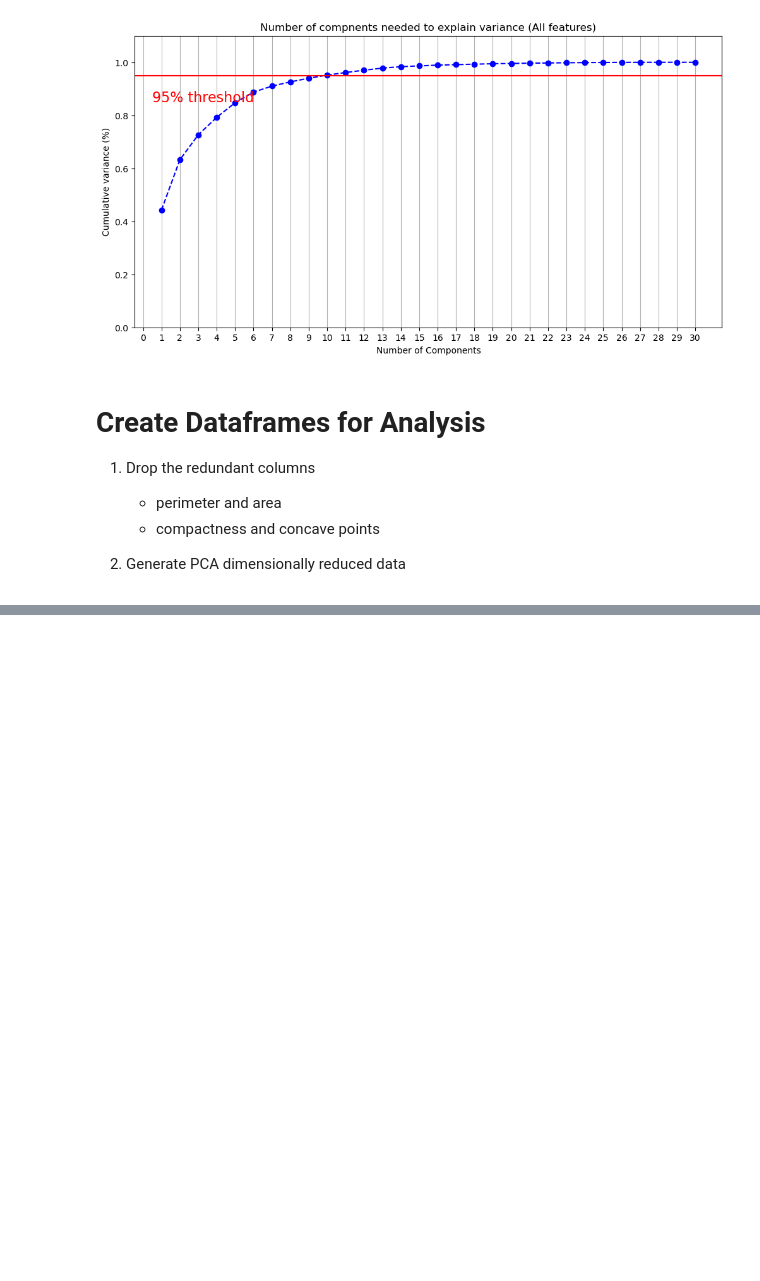
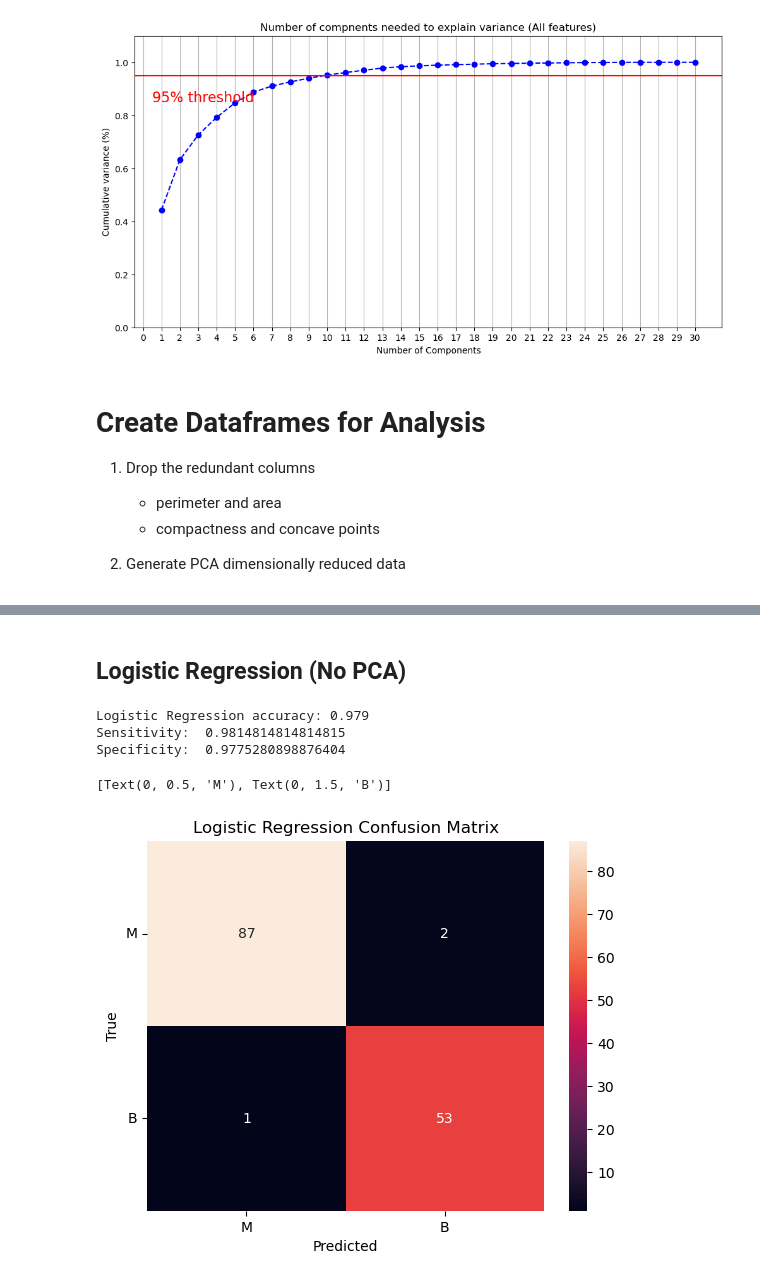
Before and after one commit to benjamin-ravenscroft/CISC471-Project, a Jupyter notebook: EDA.ipynb, the cells around one changed output, grey strips where cells are left out. Drawn from its saved outputs; the diff is of its cells as text; code cells hidden in the pictures; blank space fills up the shorter version.

Commit message:
Linear Regression (without and with PCA)

```diff
--- a/EDA.ipynb
+++ b/EDA.ipynb
@@ -458,0 +477,15 @@ plt.show()
+# %%
+from sklearn.model_selection import train_test_split
+predictors = df.drop(['diagnosis'], axis = 1)
+# Splitting training and testing set
+train_inputs, test_inputs, train_targets, test_targets = train_test_split(predictors, target, test_size=0.25, random_state=42)
+
+# Scaling the features
+train_scaled = sc.fit_transform(train_inputs.astype(float, 64))
+test_scaled = sc.transform(test_inputs.astype(float, 64))
+test_scaled = pd.DataFrame(test_scaled, columns=train_inputs.columns)
+train_scaled = pd.DataFrame(train_scaled, columns=test_inputs.columns)
+
+# Feature selection for models effected by multicollinearity
+train_scaled_fs = train_scaled.drop(['perimeter_mean', 'area_mean', 'compactness_mean', 'perimeter_se', 'area_se', 'compactness_se', 'perimeter_worst', 'area_worst', 'compactness_worst'], axis = 1)
+test_scaled_fs = test_scaled.drop(['perimeter_mean', 'area_mean', 'compactness_mean', 'perimeter_se', 'area_se', 'compactness_se', 'perimeter_worst', 'area_worst', 'compactness_worst'], axis = 1)
@@ -458,0 +511,46 @@ plt.show()
+# %% [markdown]
+## Logistic Regression (No PCA)
+# %%
+from sklearn.linear_model import LogisticRegression
+from sklearn.model_selection import GridSearchCV
+from sklearn.metrics import accuracy_score, confusion_matrix
+
+# Hyperparameters search grid
+log_grid = {'C': [1e-03, 1e-2, 1e-1, 1, 10],
+                 'penalty': ['l1', 'l2']}
+
+log_estimator = LogisticRegression(solver='liblinear', class_weight=class_weight, random_state=42)
+# Finding optimal hyperparameters and fitting model
+log_model = GridSearchCV(estimator=log_estimator,
+                  param_grid=log_grid,
+                  cv=3,
+                  scoring='accuracy')
+
+log_model.fit(train_scaled_fs, train_targets)
+best_log = log_model.best_estimator_
+log_pred = best_log.predict(test_scaled_fs)
+print('Logistic Regression accuracy:', round(accuracy_score(test_targets, log_pred), 3))
+
+# Calculating confusion matrix, sensitivity, and specificity
+lg_cm = confusion_matrix(test_targets, log_pred)
+
+tn, fp, fn, tp = confusion_matrix(test_targets, log_pred).ravel()
+print("Sensitivity: ", (tp / (tp + fn)))
+print("Specificity: ", (tn / (tn + fp)))
+
+classes = ['M', 'B']
+
+# Plotting confusion matrix
+ax = plt.subplot()
+sns.heatmap(lg_cm, annot=True, ax = ax, fmt='g')
+ax.set_xlabel('Predicted')
+ax.set_ylabel('True')
+ax.set_title('Logistic Regression Confusion Matrix')
+ax.xaxis.set_ticklabels(classes)
+ax.yaxis.set_ticklabels(classes, rotation=360)
+# %% [output]
+Logistic Regression accuracy: 0.979
+Sensitivity:  0.9814814814814815
+Specificity:  0.9775280898876404
+[Text(0, 0.5, 'M'), Text(0, 1.5, 'B')]
+[figure, added]
```
Also changed, not shown: parts of 5 cells of this notebook.
